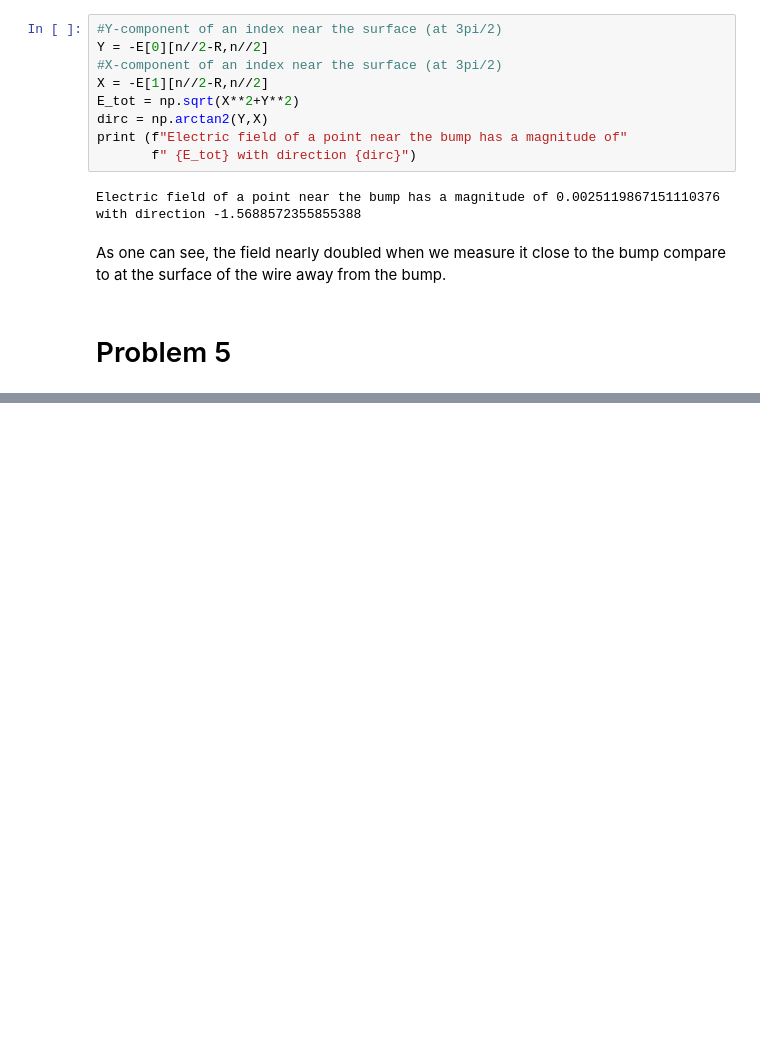
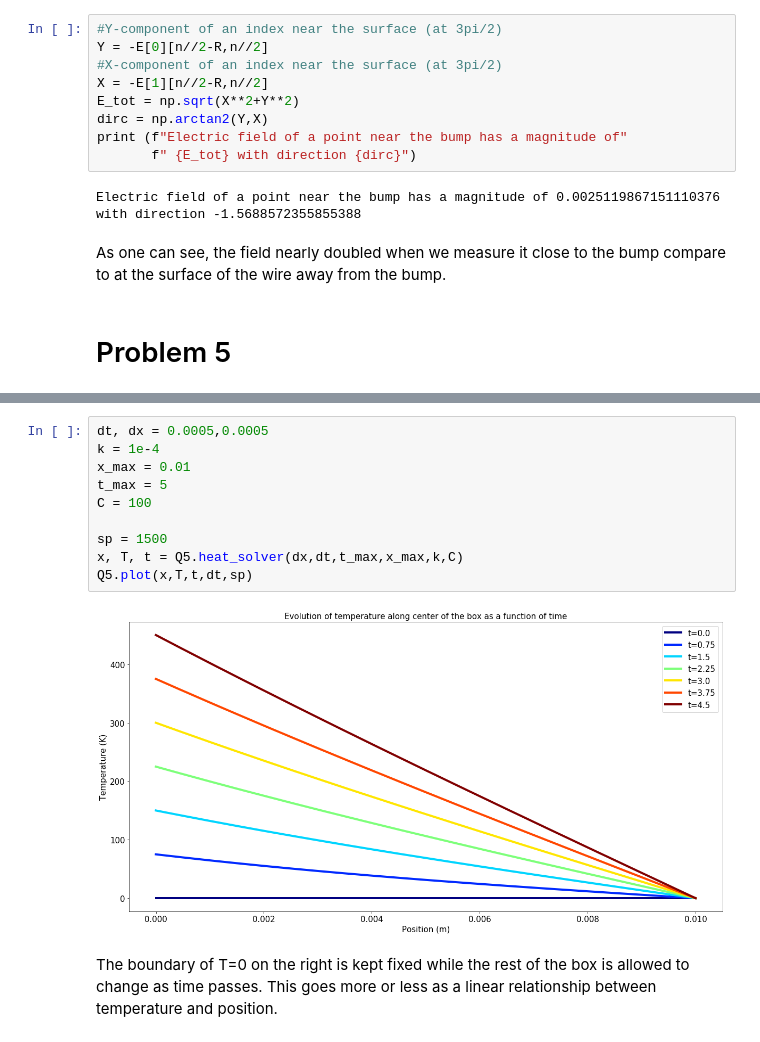
Before and after one commit to Joe1best/PHYS-512-Psets, a Jupyter notebook: Pset5/Assignment_5.ipynb, the cells around one changed output, grey strips where cells are left out. Saved outputs shown, nothing was run; the diff lists cells and outputs as text; blank space fills up the shorter version.

```diff
--- a/Pset5/Assignment_5.ipynb
+++ b/Pset5/Assignment_5.ipynb
@@ -179,0 +185,14 @@ As one can see, the field nearly doubled when we measure it close to the bump co
+# %%
+dt, dx = 0.0005,0.0005
+k = 1e-4
+x_max = 0.01
+t_max = 5
+C = 100
+
+sp = 1500
+x, T, t = Q5.heat_solver(dx,dt,t_max,x_max,k,C)
+Q5.plot(x,T,t,dt,sp)
+# %% [output]
+[figure, added]
+# %% [markdown]
+The boundary of T=0 on the right is kept fixed while the rest of the box is allowed to change as time passes. This goes more or less as a linear relationship between temperature and position.
```
Also changed, not shown: parts of 6 cells of this notebook, 1 other file.
